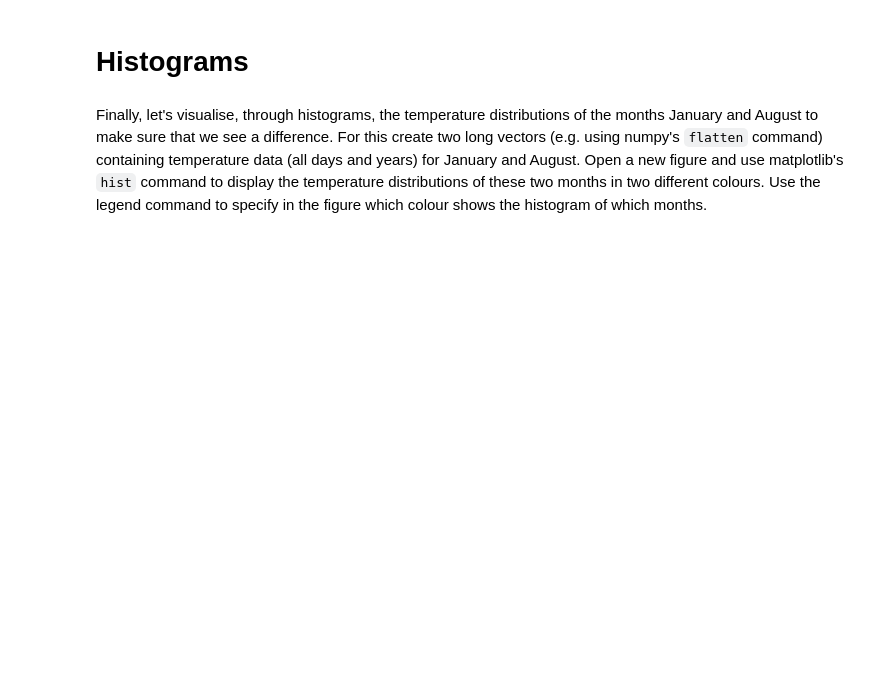
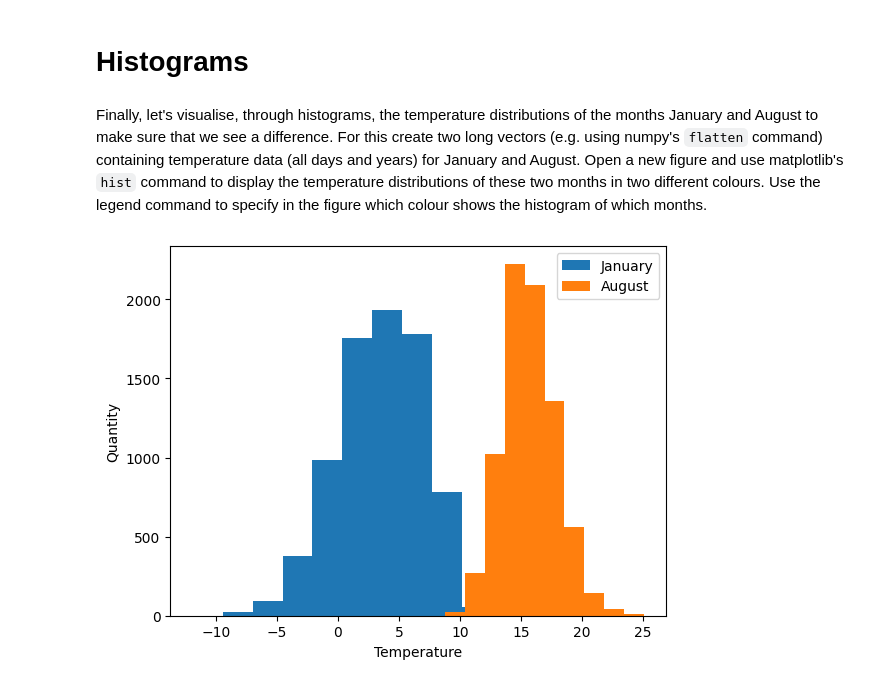
Before and after one commit to SquidBits1/DSAS, a Jupyter notebook: Week 1/Lab 2/w1_lab2.ipynb, the cells around one changed output. Saved outputs shown, nothing was run; the diff lists cells and outputs as text; code cells hidden in the pictures; blank space fills up the shorter version.

````diff
--- a/Week 1/Lab 2/w1_lab2.ipynb
+++ b/Week 1/Lab 2/w1_lab2.ipynb
@@ -170,3 +171,18 @@ reshaped[:, 776,:]
 # %% [markdown]
 Finally, let's visualise, through histograms, the temperature distributions of the months January and August to make sure that we see a difference.
 For this create two long vectors (e.g. using numpy's ```flatten``` command) containing temperature data (all days and years) for January and August. Open a new figure and use matplotlib's ```hist``` command to display the temperature distributions of these two months in two different colours. Use the legend command to specify in the figure which colour shows the histogram of which months.
+# %%
+
+january = reshaped[:,:,0].flatten(order='F')
+august = reshaped[:,:,7].flatten(order='F')
+
+
+plt.figure()
+plt.hist(january, label='January')
+plt.hist(august, label='August')
+plt.xlabel('Temperature')
+plt.ylabel('Quantity')
+plt.legend()
+plt.show()
+# %% [output]
+[figure, added]
````
Also changed, not shown: parts of 4 cells of this notebook.
